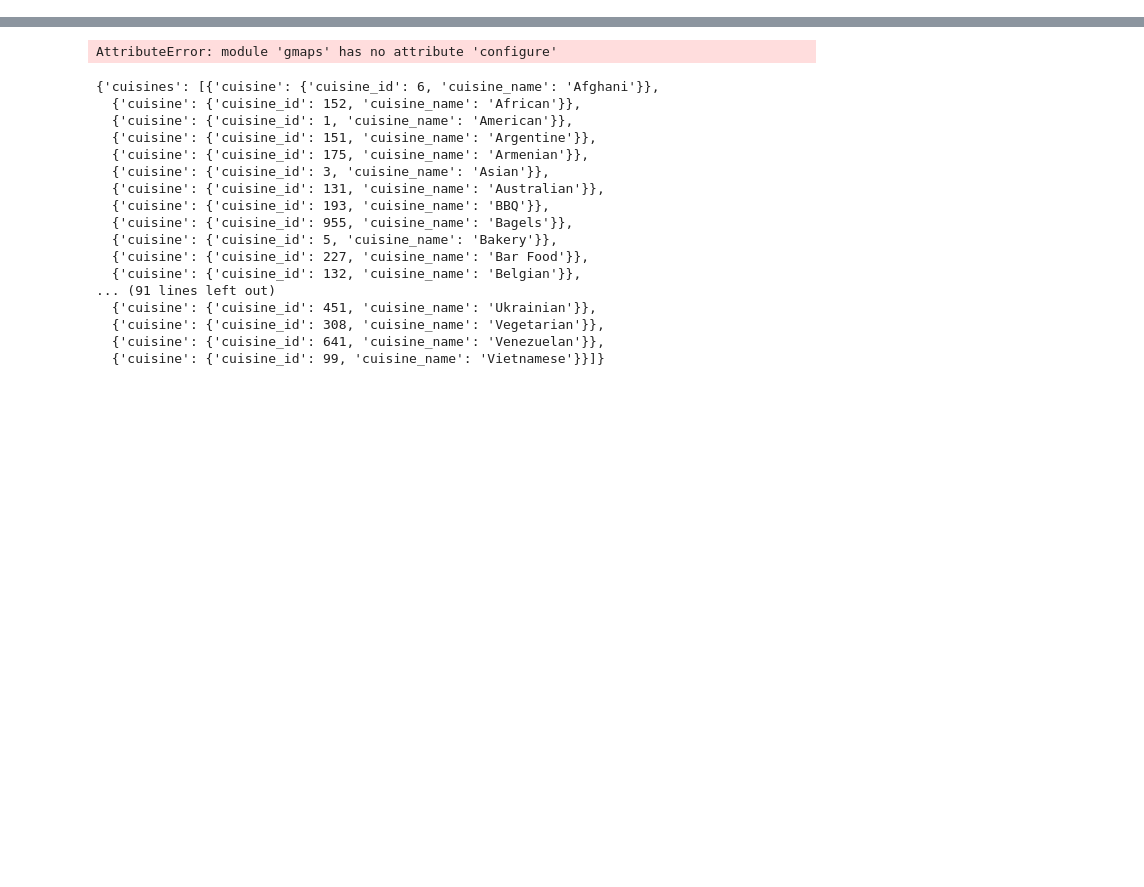
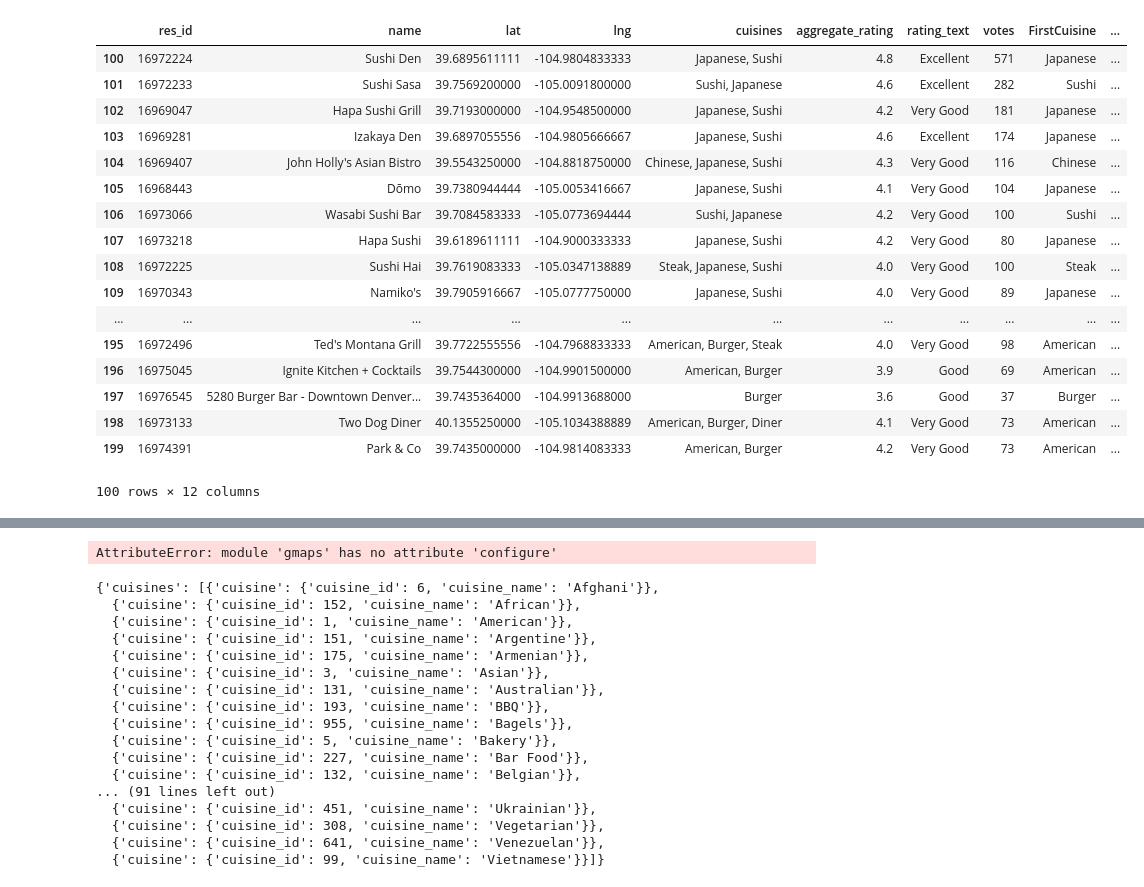
Before and after one commit to damianmc88/Spotify_Project_1, a Jupyter notebook: Zomato_clean.ipynb, the cells around one changed output, grey strips where cells are left out. Cells and saved outputs as stored; diff of their text form; code cells hidden in the pictures; blank space fills up the shorter version.

```diff
--- a/Zomato_clean.ipynb
+++ b/Zomato_clean.ipynb
@@ -106,0 +83,21 @@ full_df.head()
+# %%
+full_df.iloc[100:200]
+# %% [output]
+|  | res_id | name | lat | lng | cuisines | aggregate_rating | rating_text | votes | FirstCuisine | ... |
+| 100 | 16972224 | Sushi Den | 39.6895611111 | -104.9804833333 | Japanese, Sushi | 4.8 | Excellent | 571 | Japanese | ... |
+| 101 | 16972233 | Sushi Sasa | 39.7569200000 | -105.0091800000 | Sushi, Japanese | 4.6 | Excellent | 282 | Sushi | ... |
+| 102 | 16969047 | Hapa Sushi Grill | 39.7193000000 | -104.9548500000 | Japanese, Sushi | 4.2 | Very Good | 181 | Japanese | ... |
+| 103 | 16969281 | Izakaya Den | 39.6897055556 | -104.9805666667 | Japanese, Sushi | 4.6 | Excellent | 174 | Japanese | ... |
+| 104 | 16969407 | John Holly's Asian Bistro | 39.5543250000 | -104.8818750000 | Chinese, Japanese, Sushi | 4.3 | Very Good | 116 | Chinese | ... |
+| 105 | 16968443 | Dōmo | 39.7380944444 | -105.0053416667 | Japanese, Sushi | 4.1 | Very Good | 104 | Japanese | ... |
+| 106 | 16973066 | Wasabi Sushi Bar | 39.7084583333 | -105.0773694444 | Sushi, Japanese | 4.2 | Very Good | 100 | Sushi | ... |
+| 107 | 16973218 | Hapa Sushi | 39.6189611111 | -104.9000333333 | Japanese, Sushi | 4.2 | Very Good | 80 | Japanese | ... |
+| 108 | 16972225 | Sushi Hai | 39.7619083333 | -105.0347138889 | Steak, Japanese, Sushi | 4.0 | Very Good | 100 | Steak | ... |
+| 109 | 16970343 | Namiko's | 39.7905916667 | -105.0777750000 | Japanese, Sushi | 4.0 | Very Good | 89 | Japanese | ... |
+| ... | ... | ... | ... | ... | ... | ... | ... | ... | ... | ... |
+| 195 | 16972496 | Ted's Montana Grill | 39.7722555556 | -104.7968833333 | American, Burger, Steak | 4.0 | Very Good | 98 | American | ... |
+| 196 | 16975045 | Ignite Kitchen + Cocktails | 39.7544300000 | -104.9901500000 | American, Burger | 3.9 | Good | 69 | American | ... |
+| 197 | 16976545 | 5280 Burger Bar - Downtown Denver... | 39.7435364000 | -104.9913688000 | Burger | 3.6 | Good | 37 | Burger | ... |
+| 198 | 16973133 | Two Dog Diner | 40.1355250000 | -105.1034388889 | American, Burger, Diner | 4.1 | Very Good | 73 | American | ... |
+| 199 | 16974391 | Park & Co | 39.7435000000 | -104.9814083333 | American, Burger | 4.2 | Very Good | 73 | American | ... |
+100 rows × 12 columns
```
Also changed, not shown: parts of 11 cells of this notebook.
